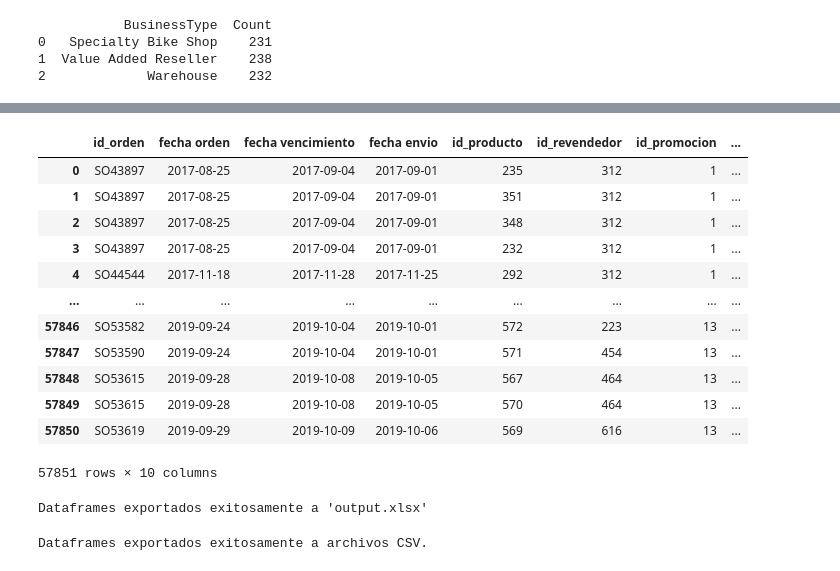
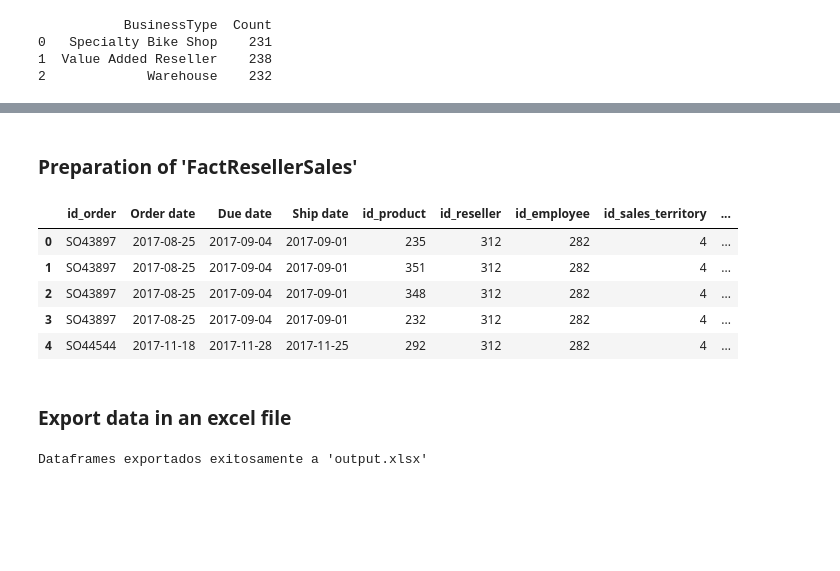
Before and after one commit to ClaudioChavarria/data_preparation_using_python, a Jupyter notebook: exercise_01/exercise_01_solution.ipynb, the cells around one changed output, grey strips where cells are left out. Drawn from its saved outputs; the diff is of its cells as text; code cells hidden in the pictures; blank space fills up the shorter version.

```diff
--- a/exercise_01/exercise_01_solution.ipynb
+++ b/exercise_01/exercise_01_solution.ipynb
@@ -358,23 +413,20 @@ stg_dim_employee_salesterritory.head(3)
+# %% [markdown]
+### Preparation of 'FactResellerSales'
 # %%
-stg_fact_reseller_sales = dataframes['FactResellerSales'].iloc[: , [0, 2, 3, 4, 5, 6, 7, 8, 9, 10]]
+stg_fact_reseller_sales = dataframes['FactResellerSales'].iloc[: , [0, 2, 3, 4, 5, 6, 8, 9, 10]]
 stg_fact_reseller_sales.head(3)
-stg_fact_reseller_sales.columns = ['id_orden', 'fecha orden', 'fecha vencimiento', 'fecha envio', 'id_producto', 'id_revendedor',
-                                   'id_promocion', 'id_empleado', 'id_territorio_venta', 'cantidad ordenada']
-stg_fact_reseller_sales
+stg_fact_reseller_sales.columns = ['id_order', 'Order date', 'Due date', 'Ship date', 'id_product', 'id_reseller',
+                                    'id_employee', 'id_sales_territory', 'Order Quantity']
+stg_fact_reseller_sales.head(5)
 # %% [output]
-|  | id_orden | fecha orden | fecha vencimiento | fecha envio | id_producto | id_revendedor | id_promocion | ... |
-| 0 | SO43897 | 2017-08-25 | 2017-09-04 | 2017-09-01 | 235 | 312 | 1 | ... |
-| 1 | SO43897 | 2017-08-25 | 2017-09-04 | 2017-09-01 | 351 | 312 | 1 | ... |
-| 2 | SO43897 | 2017-08-25 | 2017-09-04 | 2017-09-01 | 348 | 312 | 1 | ... |
-| 3 | SO43897 | 2017-08-25 | 2017-09-04 | 2017-09-01 | 232 | 312 | 1 | ... |
-| 4 | SO44544 | 2017-11-18 | 2017-11-28 | 2017-11-25 | 292 | 312 | 1 | ... |
-| ... | ... | ... | ... | ... | ... | ... | ... | ... |
-| 57846 | SO53582 | 2019-09-24 | 2019-10-04 | 2019-10-01 | 572 | 223 | 13 | ... |
-| 57847 | SO53590 | 2019-09-24 | 2019-10-04 | 2019-10-01 | 571 | 454 | 13 | ... |
-| 57848 | SO53615 | 2019-09-28 | 2019-10-08 | 2019-10-05 | 567 | 464 | 13 | ... |
-| 57849 | SO53615 | 2019-09-28 | 2019-10-08 | 2019-10-05 | 570 | 464 | 13 | ... |
-| 57850 | SO53619 | 2019-09-29 | 2019-10-09 | 2019-10-06 | 569 | 616 | 13 | ... |
+|  | id_order | Order date | Due date | Ship date | id_product | id_reseller | id_employee | id_sales_territory | ... |
+| 0 | SO43897 | 2017-08-25 | 2017-09-04 | 2017-09-01 | 235 | 312 | 282 | 4 | ... |
+| 1 | SO43897 | 2017-08-25 | 2017-09-04 | 2017-09-01 | 351 | 312 | 282 | 4 | ... |
+| 2 | SO43897 | 2017-08-25 | 2017-09-04 | 2017-09-01 | 348 | 312 | 282 | 4 | ... |
+| 3 | SO43897 | 2017-08-25 | 2017-09-04 | 2017-09-01 | 232 | 312 | 282 | 4 | ... |
+| 4 | SO44544 | 2017-11-18 | 2017-11-28 | 2017-11-25 | 292 | 312 | 282 | 4 | ... |
-57851 rows × 10 columns
+# %% [markdown]
+### Export data in an excel file
 # %%
 # Lista de dataframes
 New_dataframes = [stg_dim_customer, stg_dim_employee, stg_dim_employee_salesterritory, stg_dim_geography,
@@ -392,19 +444,3 @@ with pd.ExcelWriter('output.xlsx') as writer:
 print("Dataframes exportados exitosamente a 'output.xlsx'")
 # %% [output]
 Dataframes exportados exitosamente a 'output.xlsx'
-# %%
-# Lista de dataframes
-New_dataframes = [stg_dim_customer, stg_dim_employee, stg_dim_employee_salesterritory, stg_dim_geography,
-                  stg_dim_reseller, stg_fact_reseller_sales]
-
-# Lista de nombres de archivos CSV
-csv_filenames = ['Dim_customer.csv', 'dim_employee.csv', 'dim_employee_salesterritory.csv', 'dim_geography.csv',
-                 'dim_reseller.csv', 'fact_reseller_sales.csv']
-
-# Escribir dataframes en archivos CSV
-for df, filename in zip(New_dataframes, csv_filenames):
-    df.to_csv(filename, index=False)
-
-print("Dataframes exportados exitosamente a archivos CSV.")
-# %% [output]
-Dataframes exportados exitosamente a archivos CSV.
```
Also changed, not shown: parts of 34 cells of this notebook, 1 other file.
